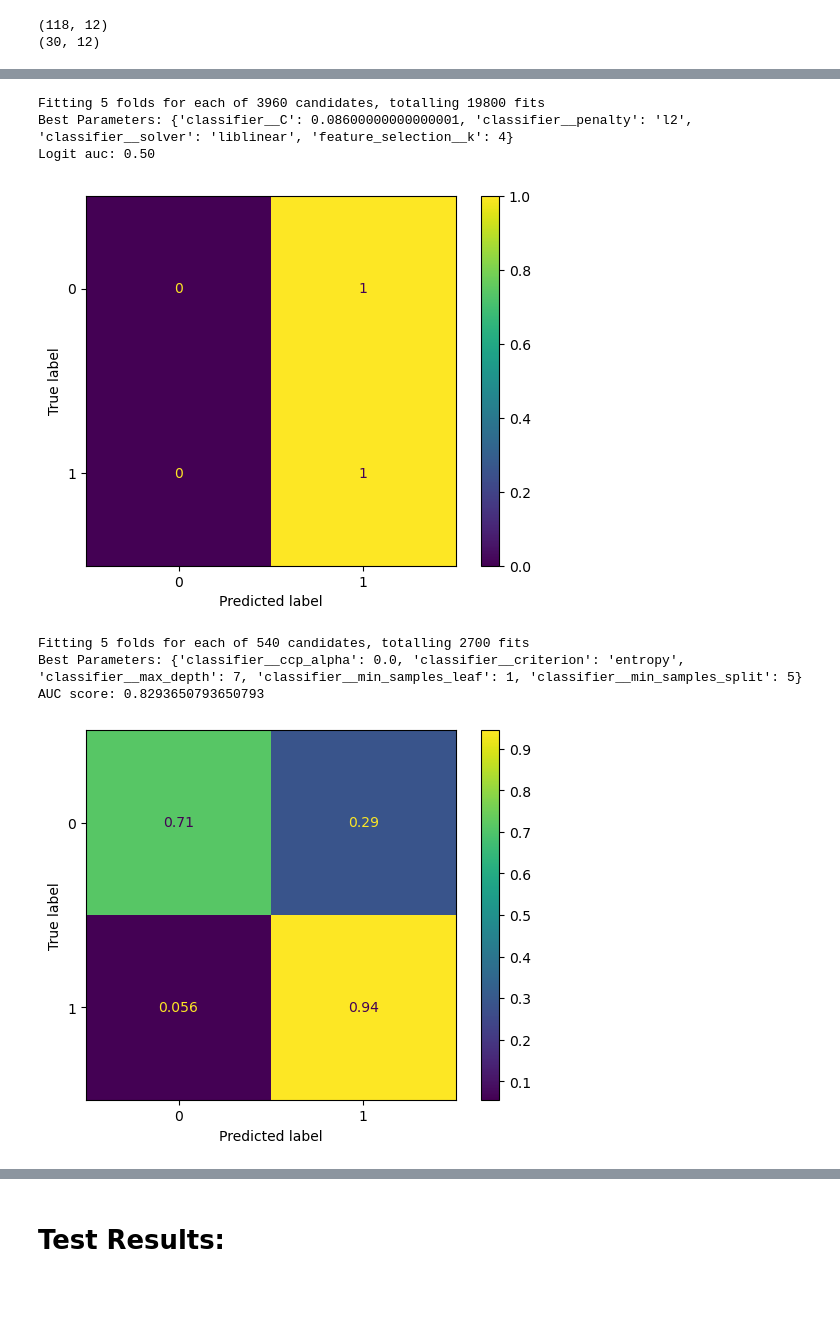
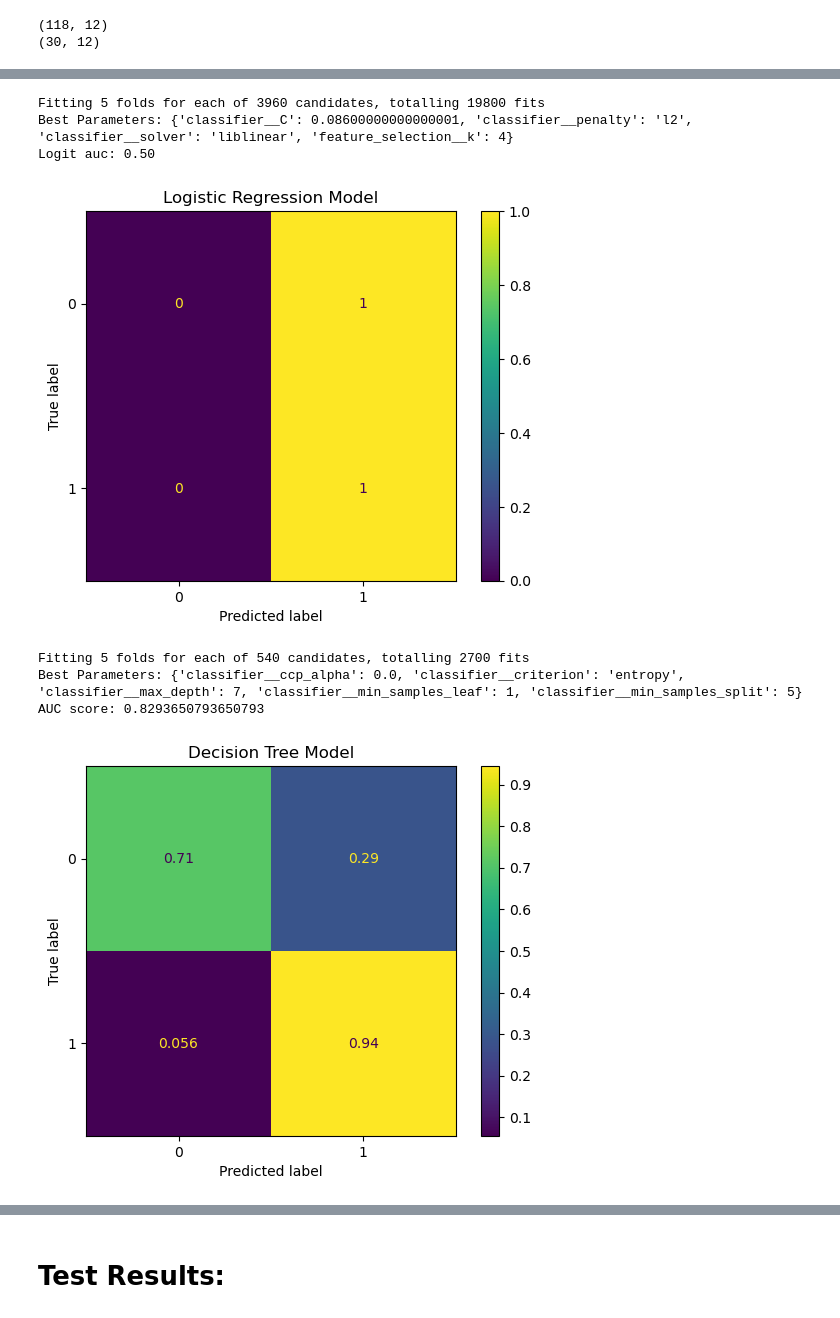
Before and after one commit to ljime080/CAP4612_Final_Project, a Jupyter notebook: final_project.ipynb, the cells around one changed output, grey strips where cells are left out. Drawn from its saved outputs; the diff is of its cells as text; code cells hidden in the pictures.

```diff
--- a/final_project.ipynb
+++ b/final_project.ipynb
@@ -195,7 +210,7 @@ AUC score: 0.6206349206349207
 # %%
 logit_pipeline = Pipeline(steps=[
     ('preprocessor', preprocessor),
-    ('feature_selection', SelectKBest(score_func=f_classif, k= 10)),
+    ('feature_selection', SelectKBest(score_func=f_classif)),
     ('classifier', LogisticRegression(max_iter=1000))
 ])
 
@@ -223,56 +238,60 @@ param_grid = [
 ]
 
 
-# Step 5: Perform grid search
-grid_search = GridSearchCV(logit_pipeline, param_grid=param_grid, cv=5, scoring='roc_auc', n_jobs=-1, verbose=1)
-grid_search.fit(X_train, np.ravel(y_train))
+#Perform grid search
+logit_grid_search = GridSearchCV(logit_pipeline, param_grid=param_grid, cv=5, scoring='roc_auc', n_jobs=-1, verbose=1)
+logit_grid_search.fit(X_train, np.ravel(y_train))
 
 
-# Step 6: Evaluate the best model
-logit_best_model = grid_search.best_estimator_
+#Evaluate the best model
+logit_best_model = logit_grid_search.best_estimator_
 y_pred_logit = logit_best_model.predict(X_train)
 
-# Step 7: Output results
-print("Best Parameters:", grid_search.best_params_)
+#Output results
+print("Best Parameters:", logit_grid_search.best_params_)
 print(f"Logit auc: {roc_auc_score(y_train  , y_pred_logit):.2f}")
 ConfusionMatrixDisplay.from_predictions(y_train, y_pred_logit ,   normalize='true' )
+plt.title("Logistic Regression Model")
 plt.show()
 # %% [output]
 Fitting 5 folds for each of 3960 candidates, totalling 19800 fits
 Best Parameters: {'classifier__C': 0.08600000000000001, 'classifier__penalty': 'l2', 'classifier__solver': 'liblinear', 'feature_selection__k': 4}
 Logit auc: 0.50
-[figure, old version]
+[figure, new version]
 # %%
 dt_pipeline = Pipeline(steps=[
     ('preprocessor', preprocessor),
     ('classifier', DecisionTreeClassifier(random_state=random_state))
 ])
 
-# Step 6: Define a parameter grid for grid search
+#Define a parameter grid for grid search
 param_grid = {
     'classifier__criterion': ['gini', 'entropy'],
     'classifier__max_depth': [1,2, 3, 4,5,6,7,8,9 ,10],
     'classifier__min_samples_split': [2, 5, 10],
     'classifier__min_samples_leaf': [1, 2, 5],
     'classifier__ccp_alpha': [0.0, 0.01, 0.1]
 }
 
-# Step 7: Perform grid search
-grid_search = GridSearchCV(dt_pipeline, param_grid, cv=5, scoring='roc_auc', verbose=1, n_jobs=-1)
-grid_search.fit(X_train, y_train)
+#Perform grid search
+dt_grid_search = GridSearchCV(dt_pipeline, param_grid, cv=5, scoring='roc_auc', verbose=1, n_jobs=-1)
+dt_grid_search.fit(X_train, y_train)
 
-# Step 8: Evaluate the best model
-dt_best_model = grid_search.best_estimator_
+#Evaluate the best model
+dt_best_model = dt_grid_search.best_estimator_
 y_pred = dt_best_model.predict(X_train)
 
 # Output results
-print("Best Parameters:", grid_search.best_params_)
+print("Best Parameters:", dt_grid_search.best_params_)
 print("AUC score:", roc_auc_score(y_train, y_pred))
-ConfusionMatrixDisplay.from_predictions(y_train, y_pred , normalize='true' )
+disp = ConfusionMatrixDisplay.from_predictions(y_train, y_pred , normalize='true' )
+disp.ax_.set_xticklabels(['Non fatal', 'Fatal'])
+disp.ax_.set_yticklabels(['Non fatal', 'Fatal'])
+disp.ax_.set_title("Decision Tree Model")
 plt.show()
 # %% [output]
 Fitting 5 folds for each of 540 candidates, totalling 2700 fits
 Best Parameters: {'classifier__ccp_alpha': 0.0, 'classifier__criterion': 'entropy', 'classifier__max_depth': 7, 'classifier__min_samples_leaf': 1, 'classifier__min_samples_split': 5}
 AUC score: 0.8293650793650793
-[figure, old version]
+[figure, new version]
 # %%
```
Also changed, not shown: parts of 15 cells of this notebook.
